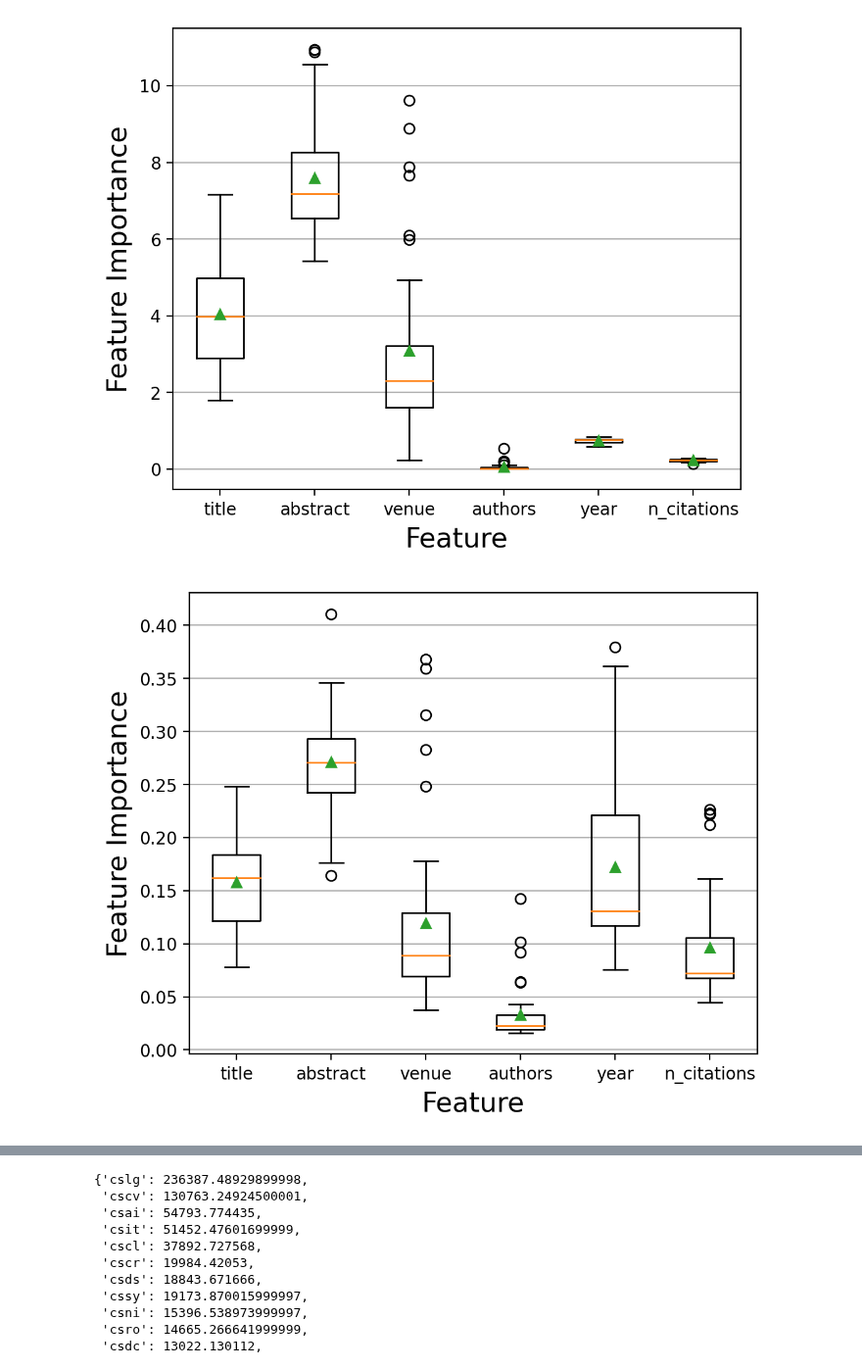
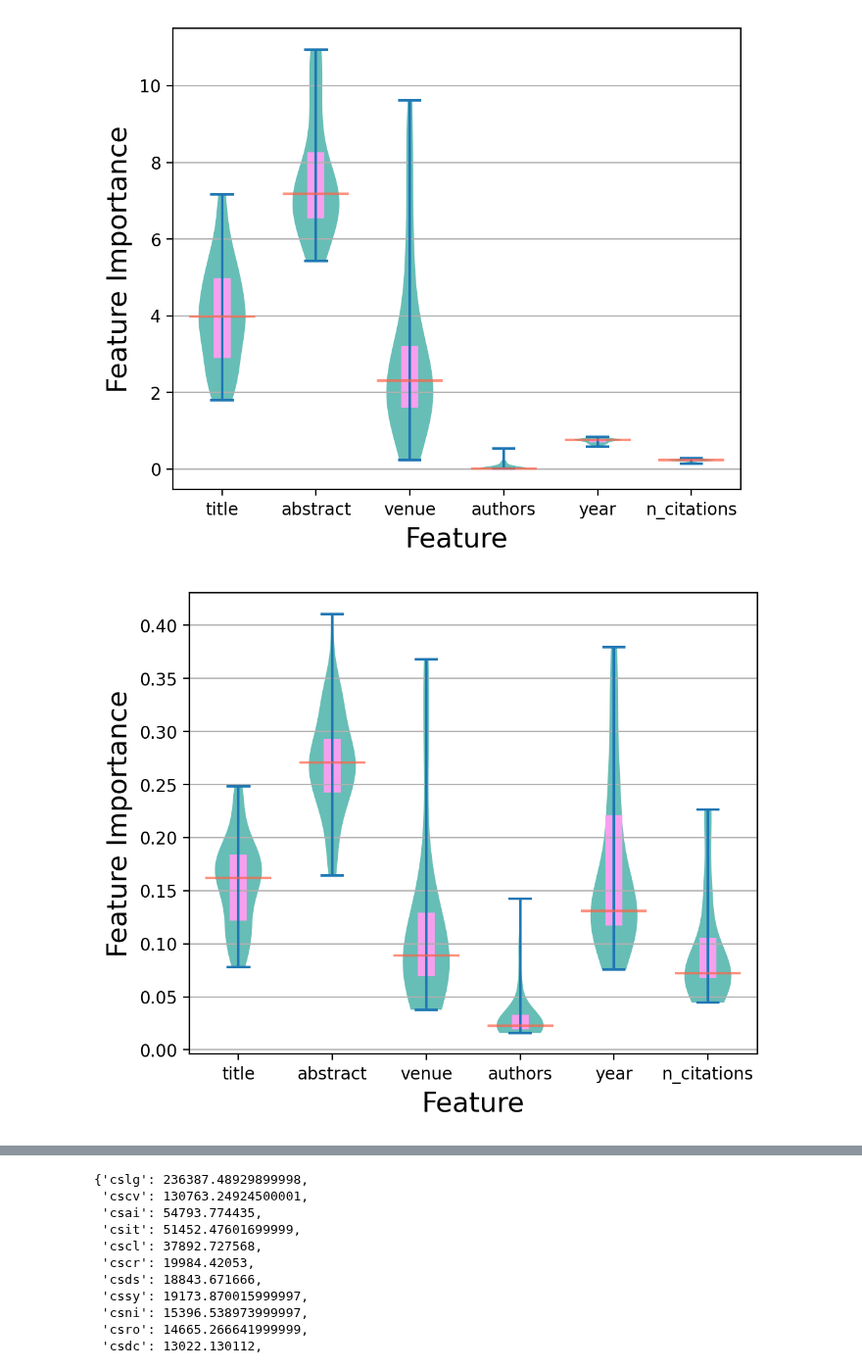
Before and after one commit to youyinnn/s2search, a Jupyter notebook: xai_process_plotting.ipynb, the cells around one changed output, grey strips where cells are left out. Shown at 98% size. Saved outputs shown, nothing was run; the diff lists cells and outputs as text; code cells hidden in the pictures.

```diff
--- a/xai_process_plotting.ipynb
+++ b/xai_process_plotting.ipynb
@@ -98,7 +98,7 @@ for sample_name in ds_list:
         shap_fi
     ])
 
-fis = ['ALE Feature Importance', 'Shapley Value Feature Importance', 'Anchors Feature Importance', 'SHAP Feature Importance']
+fis = ['ALE', 'Shapley Value', 'Anchors', 'SHAP']
 
 xai_fi_metrics_pd = pd.DataFrame(columns=['dataset', *fis], data=xai_metrics_arr)
 
@@ -106,24 +106,67 @@ xai_fi_metrics_pd = pd.DataFrame(columns=['dataset', *fis], data=xai_metrics_arr
 # %%
 import matplotlib.pyplot as plt
 
+def adjacent_values(vals, q1, q3):
+    upper_adjacent_value = q3 + (q3 - q1) * 1.5
+    upper_adjacent_value = np.clip(upper_adjacent_value, q3, vals[-1])
+
+    lower_adjacent_value = q1 - (q3 - q1) * 1.5
+    lower_adjacent_value = np.clip(lower_adjacent_value, vals[0], q1)
+    return lower_adjacent_value, upper_adjacent_value
+
+md_map = {}
+mode_map = {}
+
 for fi in fis:
     fi_data = (xai_fi_metrics_pd[fi].to_list())
+    mp = {}
+    mode_map[fi] = mp
+    for one_fi in fi_data:
+        order = str(np.flip(np.argsort(one_fi)))
+        if mp.get(order) == None:
+            mp[order] = 0
+        mp[order] += 1
+
     fi_data = np.transpose(fi_data)
     all_data = [list(l) for l in fi_data]
-    md_arr = [np.median(l) for l in all_data]
-    print(md_arr)
+    md_arr = [round(np.median(l), 4) for l in all_data]
+    md_arr = [
+        {
+            'feature': ['title', 'abstract', 'venue', 'authors', 'year', 'n_citations'][i],
+            'median': md_arr[i]
+        }
+        for i in range(6)
+    ]
+
+    md_map[fi] = sorted(md_arr, key=lambda x:x['median'], reverse=True)
     fig, ax = plt.subplots(nrows=1, ncols=1, figsize=(6, 5), dpi=200)
 
     # plot box plot
-    ax.boxplot(all_data,
-                # showfliers=False,
-                showmeans=True,
-                )
+    # ax.boxplot(all_data,
+    #             showfliers=True,
+    #             showmeans=True)
+
+    parts = ax.violinplot(all_data, showmeans=False, showmedians=False,
+        showextrema=True)
+
+    for pc in parts['bodies']:
+        pc.set_facecolor('#029386')
+        # pc.set_edgecolor('black')
+        pc.set_alpha(0.6)
+
+    quartile1, medians, quartile3 = np.percentile(all_data, [25, 50, 75], axis=1)
     # ax.set_title(f'Box Plot of {fi}')
+
+    inds = np.arange(1, len(medians) + 1)
+    ax.scatter(inds, medians, marker='_', color='#ff6347', s=1500, zorder=3, alpha=0.7)
+    ax.vlines(inds, quartile1, quartile3, color='#f79fef', linestyle='-', lw=10, zorder=1)
 
     ax.yaxis.grid(True)
     ax.set_xticks([y + 1 for y in range(len(all_data))],
                     labels=['title', 'abstract', 'venue', 'authors', 'year', 'n_citations'], fontsize=10)
     ax.set_xlabel('Feature', fontsize=16)
     ax.set_ylabel(f'Feature Importance', fontsize=16)
+
+# mode_map
+md_map
 # %% [output]
@@ -135,2 +191,2 @@ for fi in fis:
-[figure, old version]
+[figure, new version]
-[figure, old version]
+[figure, new version]
```
Also changed, not shown: parts of 3 cells of this notebook, 10 other files.
